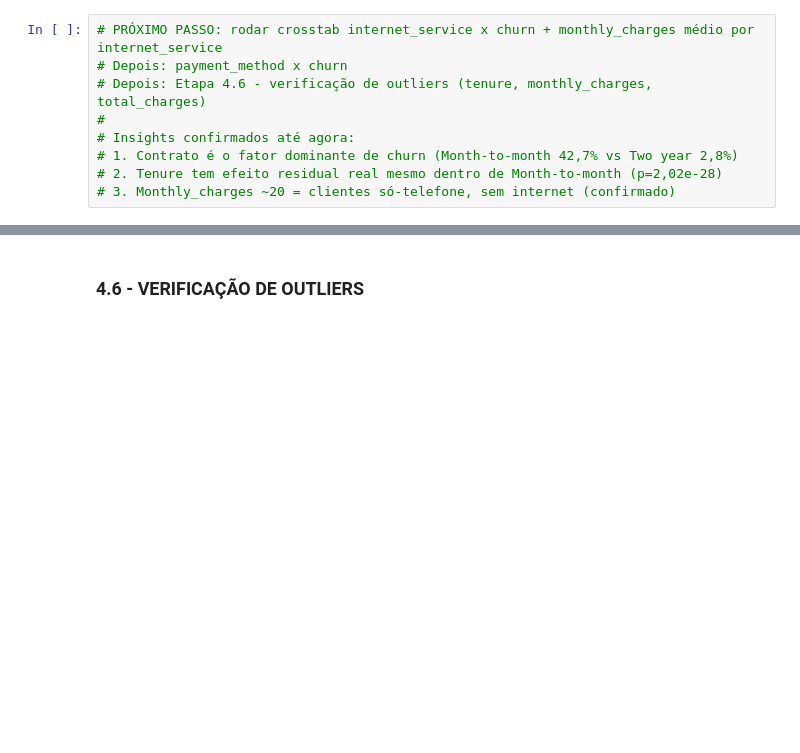
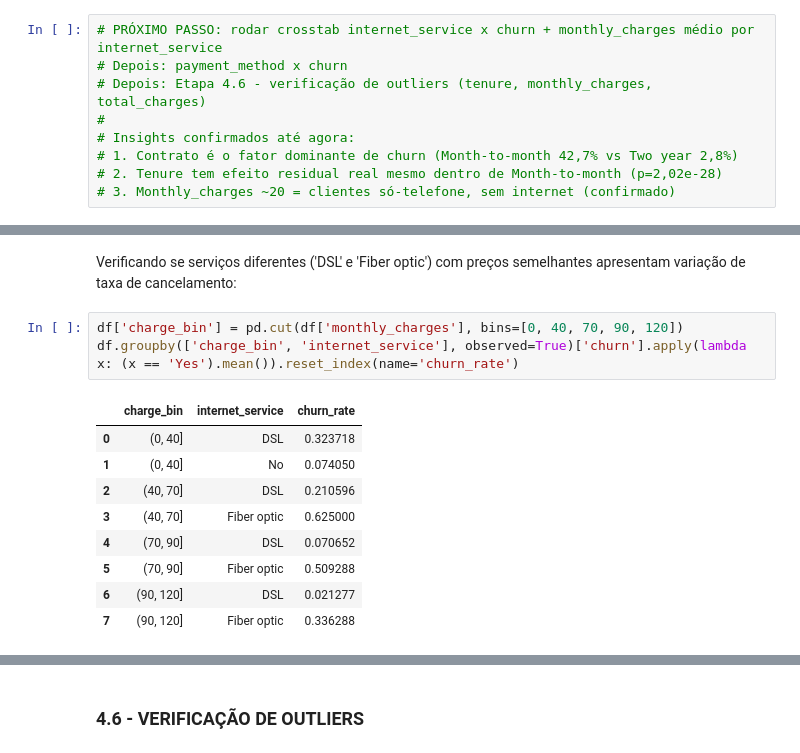
Before and after one commit to judonato/churn-telecom, a Jupyter notebook: notebook_eda.ipynb, the cells around one changed output, grey strips where cells are left out. Saved outputs shown, nothing was run; the diff lists cells and outputs as text; blank space fills up the shorter version.

```diff
--- a/notebook_eda.ipynb
+++ b/notebook_eda.ipynb
@@ -420,0 +449,15 @@ Conslusão: O tipo de contrato ('contract') é o fator dominante para a taxa de
+# %% [markdown]
+Verificando se serviços diferentes ('DSL' e 'Fiber optic') com preços semelhantes apresentam variação de taxa de cancelamento:
+# %%
+df['charge_bin'] = pd.cut(df['monthly_charges'], bins=[0, 40, 70, 90, 120])
+df.groupby(['charge_bin', 'internet_service'], observed=True)['churn'].apply(lambda x: (x == 'Yes').mean()).reset_index(name='churn_rate')
+# %% [output]
+|  | charge_bin | internet_service | churn_rate |
+| 0 | (0, 40] | DSL | 0.323718 |
+| 1 | (0, 40] | No | 0.074050 |
+| 2 | (40, 70] | DSL | 0.210596 |
+| 3 | (40, 70] | Fiber optic | 0.625000 |
+| 4 | (70, 90] | DSL | 0.070652 |
+| 5 | (70, 90] | Fiber optic | 0.509288 |
+| 6 | (90, 120] | DSL | 0.021277 |
+| 7 | (90, 120] | Fiber optic | 0.336288 |
```
Also changed, not shown: parts of 27 cells of this notebook.
